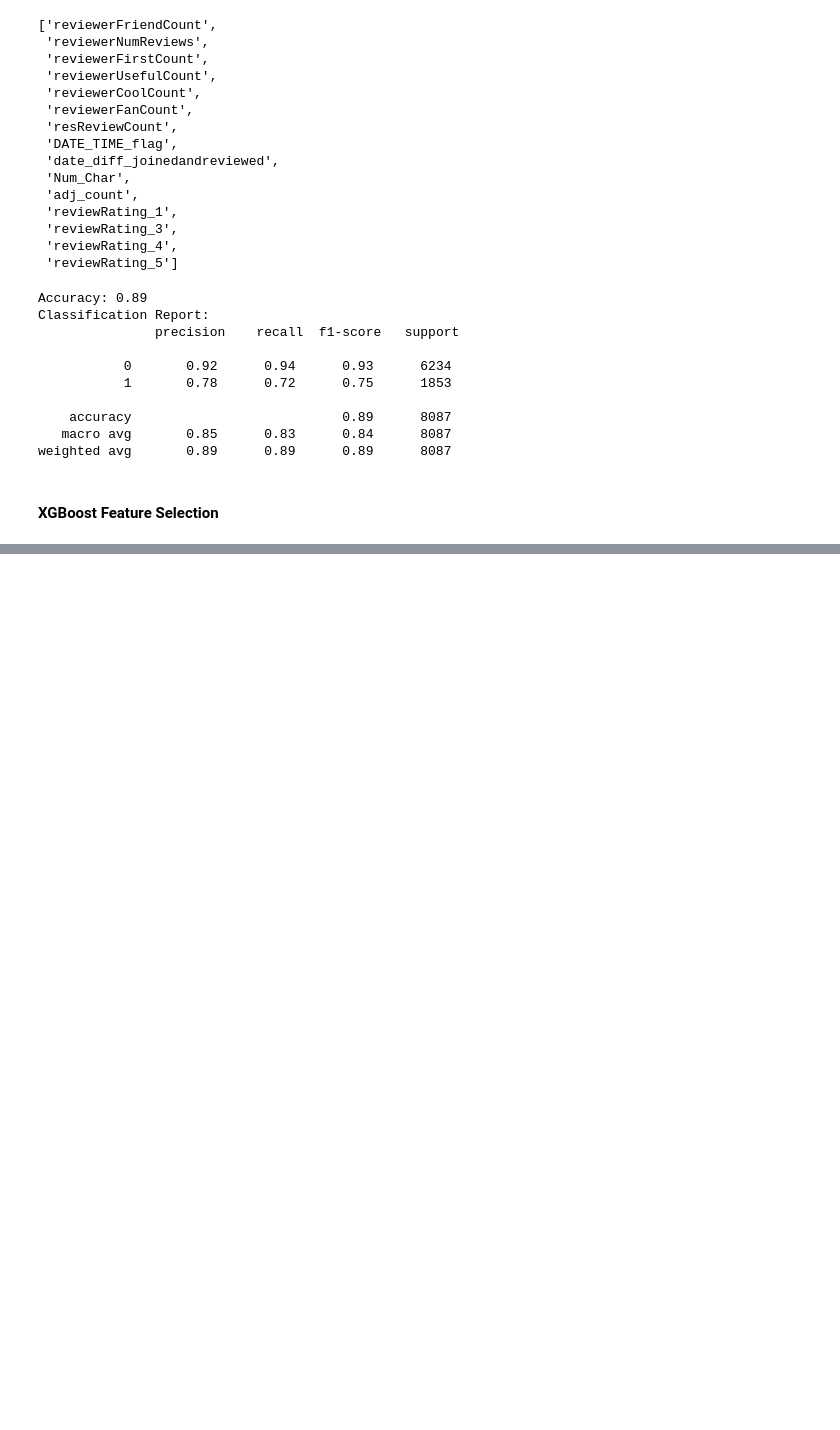
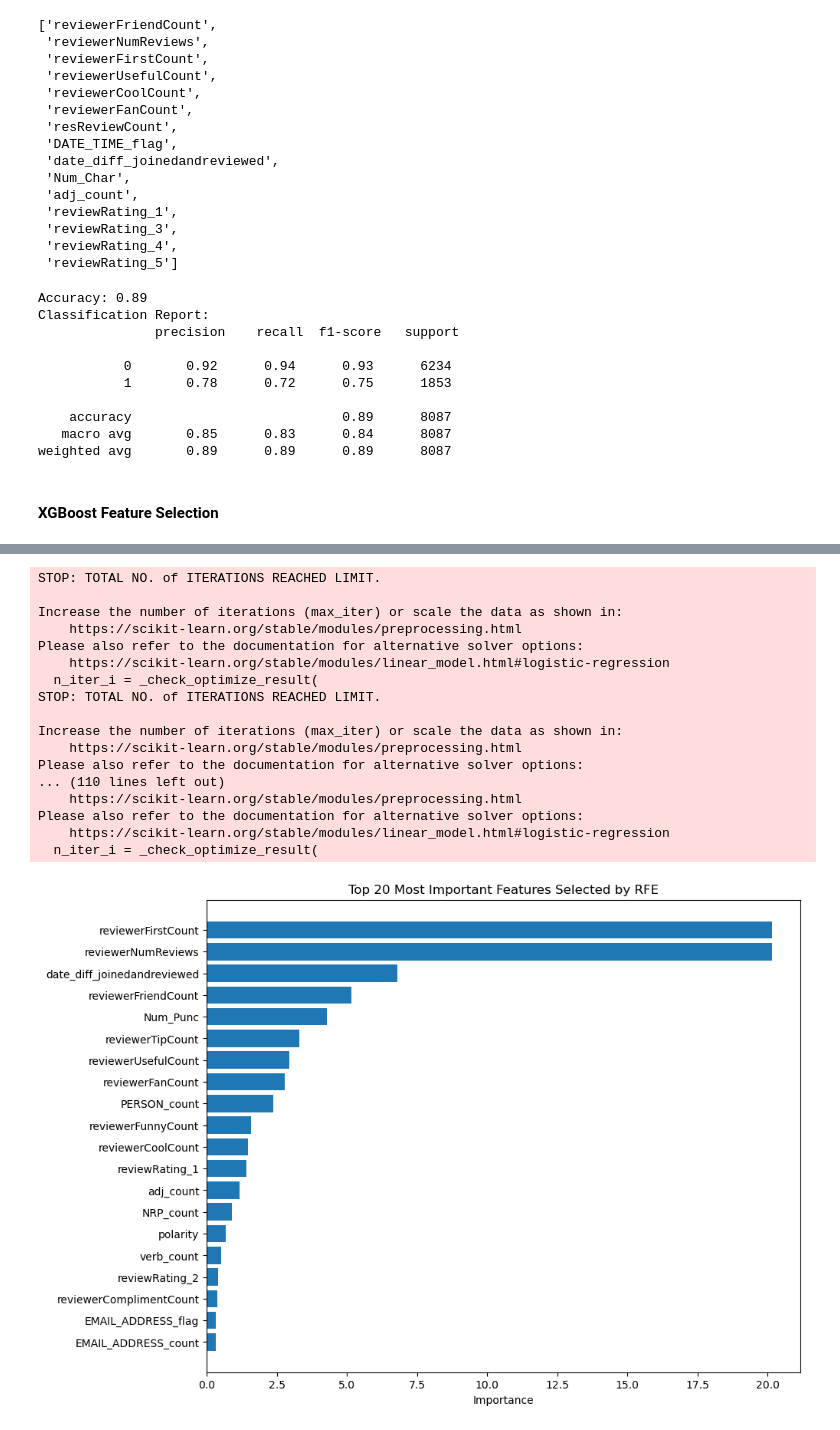
Before and after one commit to jesper1212/BT4012_Reviews, a Jupyter notebook: Notebooks/feature selection/feature selection.ipynb, the cells around one changed output, grey strips where cells are left out. Saved outputs shown, nothing was run; the diff lists cells and outputs as text; code cells hidden in the pictures; blank space fills up the shorter version.

```diff
--- a/Notebooks/feature selection/feature selection.ipynb
+++ b/Notebooks/feature selection/feature selection.ipynb
@@ -206,0 +317,7 @@ plt.show()
+# %%
+string_columns = df.select_dtypes(include=['object']).columns
+df_numerical = df.drop(columns=string_columns)
+# %%
+X_continuous = df_numerical.drop(["flagged"] ,axis=1 )
+y = df_numerical['flagged']
+X_continuous.head()
@@ -206,0 +332,60 @@ plt.show()
+# %%
+import matplotlib.pyplot as plt
+
+# Fit the RFE if not already done
+rfe.fit(X_continuous, y)
+
+# Access the fitted model from within RFE
+fitted_model = rfe.estimator_
+
+# Ensure that the model is indeed fitted
+if hasattr(fitted_model, 'coef_'):
+    # Get the coefficients
+    importance_scores = abs(fitted_model.coef_[0])
+
+    # Get the indices of the selected features
+    selected_indices = np.where(rfe.support_)[0]
+
+    # Get the importance scores for the selected features
+    selected_importances = importance_scores
+
+    # Get the feature names for the selected features
+    selected_feature_names = X_continuous.columns[rfe.support_]
+
+    # Create a DataFrame to hold the feature names and their corresponding importances
+    feature_importances = pd.DataFrame({
+        'Feature': selected_feature_names,
+        'Importance': selected_importances
+    })
+
+    # Sort the DataFrame based on the 'Importance' in descending order
+    sorted_features = feature_importances.sort_values(by='Importance', ascending=False)
+
+    # Plotting
+    plt.figure(figsize=(10, 8))
+    plt.barh(sorted_features['Feature'], sorted_features['Importance'])
+    plt.xlabel('Importance')
+    plt.title('Top 20 Most Important Features Selected by RFE')
+    plt.gca().invert_yaxis()  # Invert the y-axis to have the most important feature on top
+    plt.show()
+else:
+    print("Model has not been fitted or does not have the coef_ attribute.")
+# %% [output]
+STOP: TOTAL NO. of ITERATIONS REACHED LIMIT.
+
+Increase the number of iterations (max_iter) or scale the data as shown in:
+    https://scikit-learn.org/stable/modules/preprocessing.html
+Please also refer to the documentation for alternative solver options:
+    https://scikit-learn.org/stable/modules/linear_model.html#logistic-regression
+  n_iter_i = _check_optimize_result(
+STOP: TOTAL NO. of ITERATIONS REACHED LIMIT.
+
+Increase the number of iterations (max_iter) or scale the data as shown in:
+    https://scikit-learn.org/stable/modules/preprocessing.html
+Please also refer to the documentation for alternative solver options:
+... (110 lines left out)
+    https://scikit-learn.org/stable/modules/preprocessing.html
+Please also refer to the documentation for alternative solver options:
+    https://scikit-learn.org/stable/modules/linear_model.html#logistic-regression
+  n_iter_i = _check_optimize_result(
+[figure, added]
```
Also changed, not shown: parts of 22 cells of this notebook.
